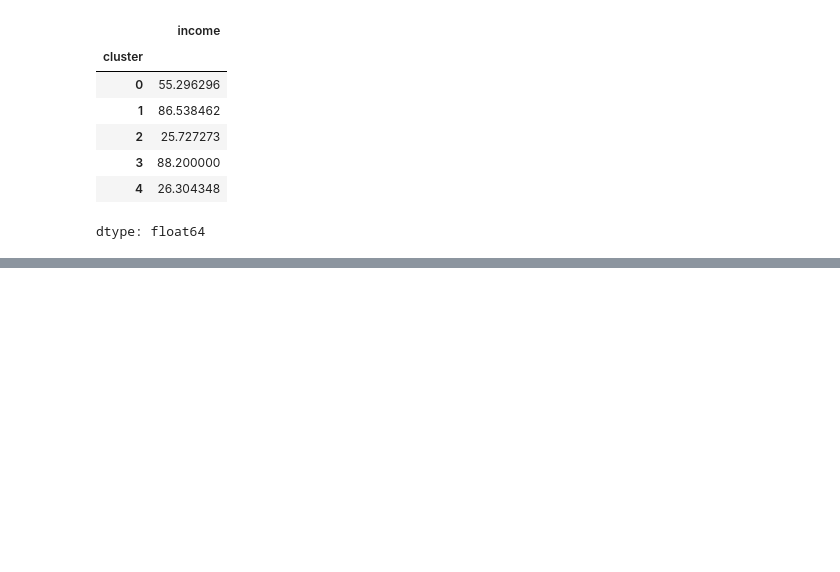
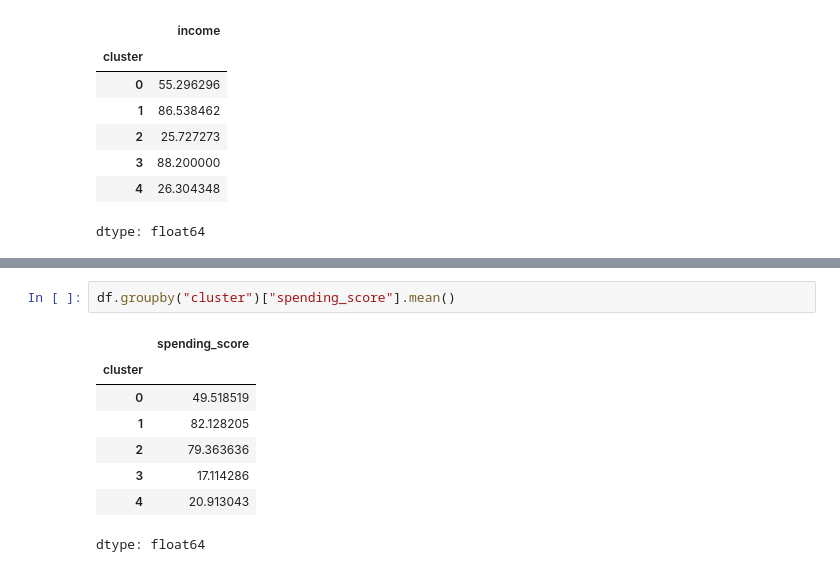
Before and after one commit to epythonlab2/AI_4_health, a Jupyter notebook: module_2_unsupervised_machine_learning.ipynb, the cells around one changed output, grey strips where cells are left out. Cells and saved outputs as stored; diff of their text form; blank space fills up the shorter version.

```diff
--- a/module_2_unsupervised_machine_learning.ipynb
+++ b/module_2_unsupervised_machine_learning.ipynb
@@ -943,0 +965,11 @@ dtype: float64
+# %%
+df.groupby("cluster")["spending_score"].mean()
+# %% [output]
+|  | spending_score |
+| cluster |  |
+| 0 | 49.518519 |
+| 1 | 82.128205 |
+| 2 | 79.363636 |
+| 3 | 17.114286 |
+| 4 | 20.913043 |
+dtype: float64
```
Also changed, not shown: parts of 14 cells of this notebook.
